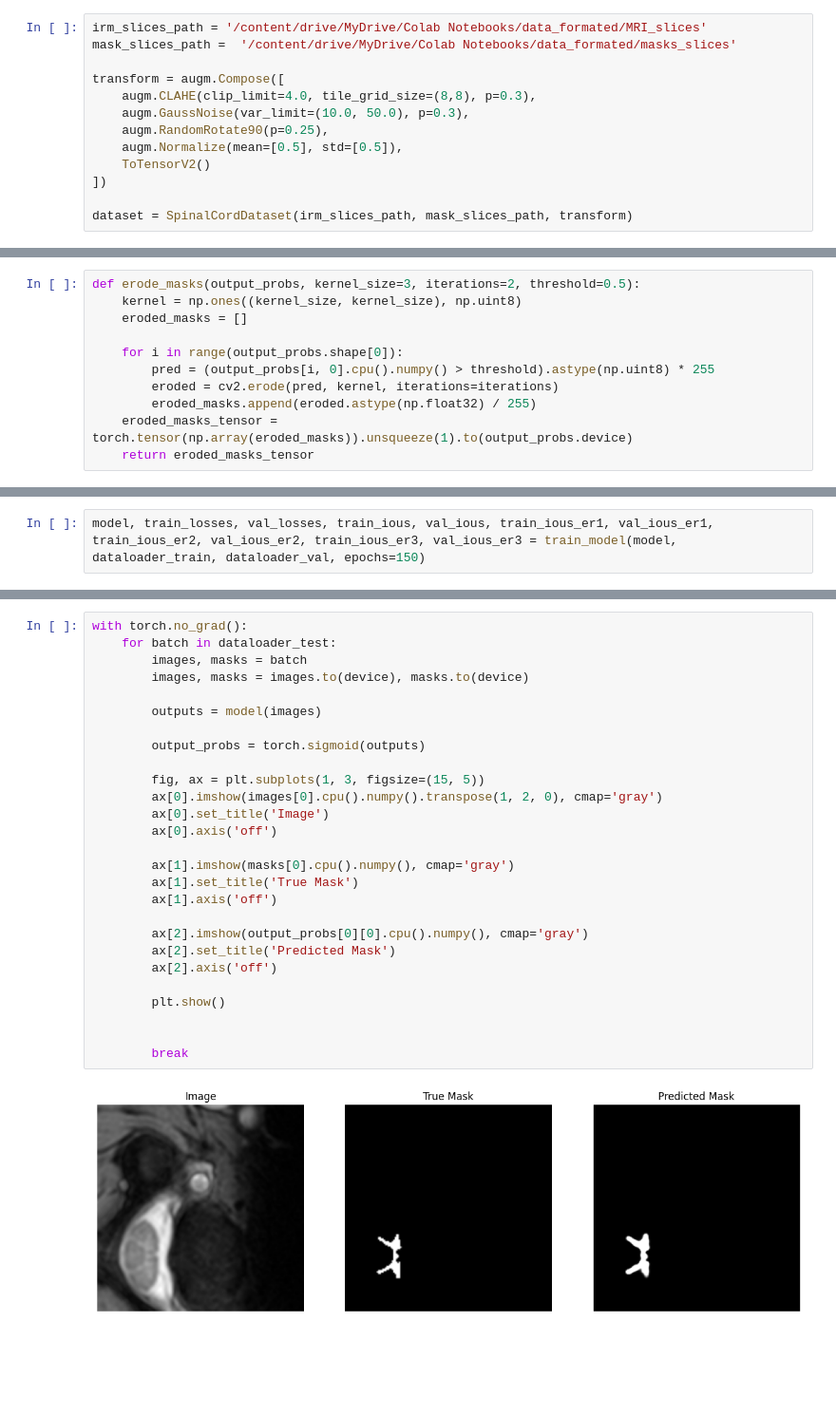
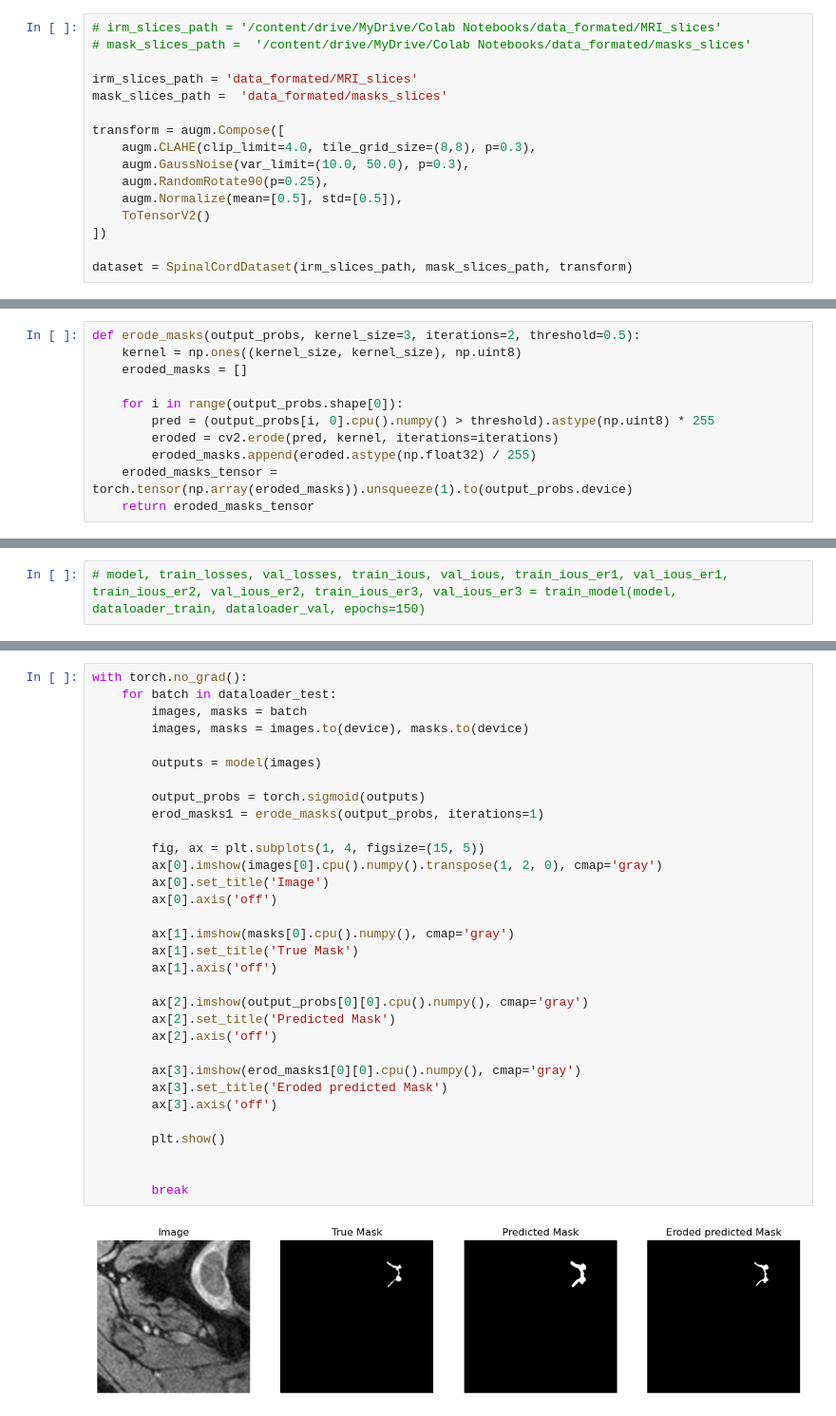
Before and after one commit to Clement1103/data_science_projects, a Jupyter notebook: DL_projects/spinal_cord_segmentation/gray_matter_segmentation.ipynb, the cells around one changed output, grey strips where cells are left out. Shown at 95% size. Cells and saved outputs as stored; diff of their text form; blank space fills up the shorter version.

```diff
--- a/DL_projects/spinal_cord_segmentation/gray_matter_segmentation.ipynb
+++ b/DL_projects/spinal_cord_segmentation/gray_matter_segmentation.ipynb
@@ -348,6 +348,9 @@ Mounted at /content/drive
 # %%
-irm_slices_path = '/content/drive/MyDrive/Colab Notebooks/data_formated/MRI_slices'
-mask_slices_path =  '/content/drive/MyDrive/Colab Notebooks/data_formated/masks_slices'
+# irm_slices_path = '/content/drive/MyDrive/Colab Notebooks/data_formated/MRI_slices'
+# mask_slices_path =  '/content/drive/MyDrive/Colab Notebooks/data_formated/masks_slices'
+
+irm_slices_path = 'data_formated/MRI_slices'
+mask_slices_path =  'data_formated/masks_slices'
 
 transform = augm.Compose([
     augm.CLAHE(clip_limit=4.0, tile_grid_size=(8,8), p=0.3),
@@ -803,4 +695,4 @@ def train_model(model, train_dataloader, val_dataloader, epochs):
 
     return model, train_losses, val_losses, train_ious, val_ious, train_ious_er1, val_ious_er1, train_ious_er2, val_ious_er2, train_ious_er3, val_ious_er3
 # %%
-model, train_losses, val_losses, train_ious, val_ious, train_ious_er1, val_ious_er1, train_ious_er2, val_ious_er2, train_ious_er3, val_ious_er3 = train_model(model, dataloader_train, dataloader_val, epochs=150)
+# model, train_losses, val_losses, train_ious, val_ious, train_ious_er1, val_ious_er1, train_ious_er2, val_ious_er2, train_ious_er3, val_ious_er3 = train_model(model, dataloader_train, dataloader_val, epochs=150)
@@ -832,29 +787,34 @@ plt.plot(train_ious_er3, 'b', alpha=0.4)
 # %%
 with torch.no_grad():
     for batch in dataloader_test:
         images, masks = batch
         images, masks = images.to(device), masks.to(device)
 
         outputs = model(images)
 
         output_probs = torch.sigmoid(outputs)
+        erod_masks1 = erode_masks(output_probs, iterations=1)
 
-        fig, ax = plt.subplots(1, 3, figsize=(15, 5))
+        fig, ax = plt.subplots(1, 4, figsize=(15, 5))
         ax[0].imshow(images[0].cpu().numpy().transpose(1, 2, 0), cmap='gray')
         ax[0].set_title('Image')
         ax[0].axis('off')
 
         ax[1].imshow(masks[0].cpu().numpy(), cmap='gray')
         ax[1].set_title('True Mask')
         ax[1].axis('off')
 
         ax[2].imshow(output_probs[0][0].cpu().numpy(), cmap='gray')
         ax[2].set_title('Predicted Mask')
         ax[2].axis('off')
 
+        ax[3].imshow(erod_masks1[0][0].cpu().numpy(), cmap='gray')
+        ax[3].set_title('Eroded predicted Mask')
+        ax[3].axis('off')
+
         plt.show()
 
 
         break
 # %% [output]
-[figure, old version]
+[figure, new version]
```
Also changed, not shown: parts of 20 cells of this notebook, 12 other files.
